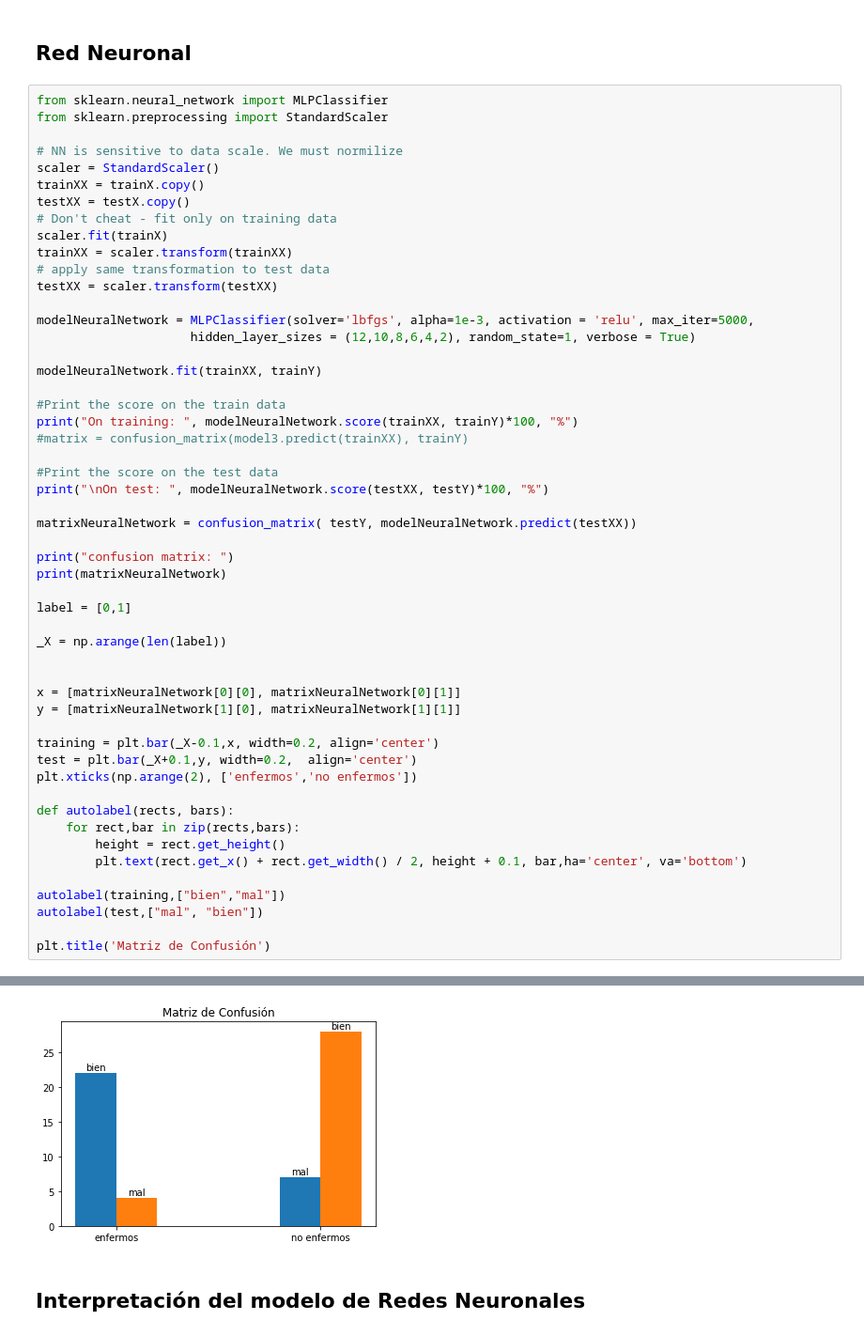
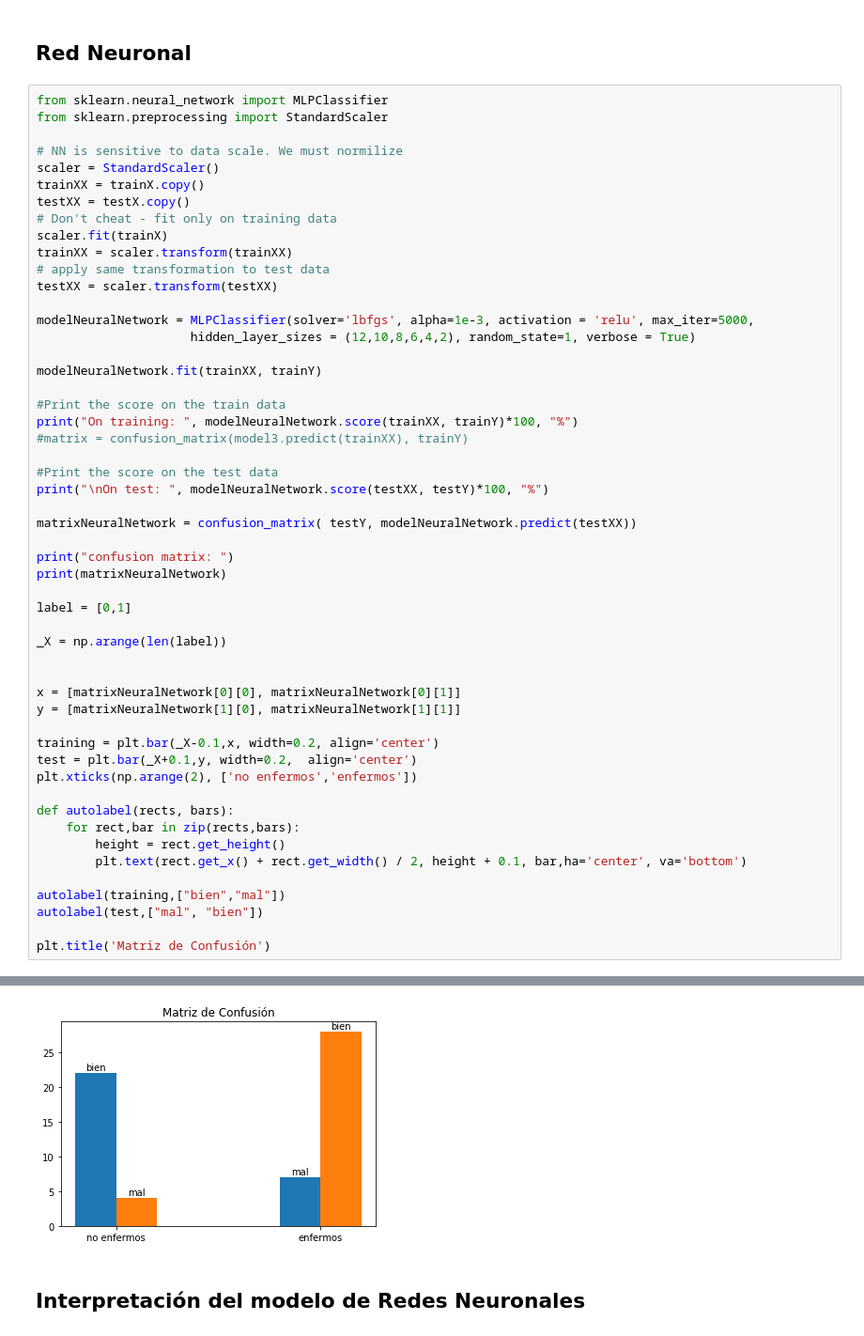
Before and after one commit to emyesme/HeartDiseaseDT-NB-NN, a Jupyter notebook: IA (copia).ipynb, the cells around one changed output, grey strips where cells are left out. Shown at 94% size. Saved outputs shown, nothing was run; the diff lists cells and outputs as text.

```diff
--- a/IA (copia).ipynb
+++ b/IA (copia).ipynb
@@ -462,35 +462,35 @@ print("confusion matrix: ")
 print(matrixNeuralNetwork)
 
 label = [0,1]
 
 _X = np.arange(len(label))
 
 
 x = [matrixNeuralNetwork[0][0], matrixNeuralNetwork[0][1]]
 y = [matrixNeuralNetwork[1][0], matrixNeuralNetwork[1][1]]
 
 training = plt.bar(_X-0.1,x, width=0.2, align='center')
 test = plt.bar(_X+0.1,y, width=0.2,  align='center')
-plt.xticks(np.arange(2), ['enfermos','no enfermos'])
+plt.xticks(np.arange(2), ['no enfermos','enfermos'])
 
 def autolabel(rects, bars):
     for rect,bar in zip(rects,bars):
         height = rect.get_height()
         plt.text(rect.get_x() + rect.get_width() / 2, height + 0.1, bar,ha='center', va='bottom')
 
 autolabel(training,["bien","mal"])
 autolabel(test,["mal", "bien"])
 
 plt.title('Matriz de Confusión')
 # %% [output]
 On training:  85.12396694214877 %
 
 On test:  81.9672131147541 %
 confusion matrix:
 [[22  7]
  [ 4 28]]
 Text(0.5, 1.0, 'Matriz de Confusión')
-[figure, old version]
+[figure, new version]
 # %% [markdown]
 ## Interpretación del modelo de Redes Neuronales
 # %% [markdown]
```
Also changed, not shown: parts of 2 cells of this notebook.
